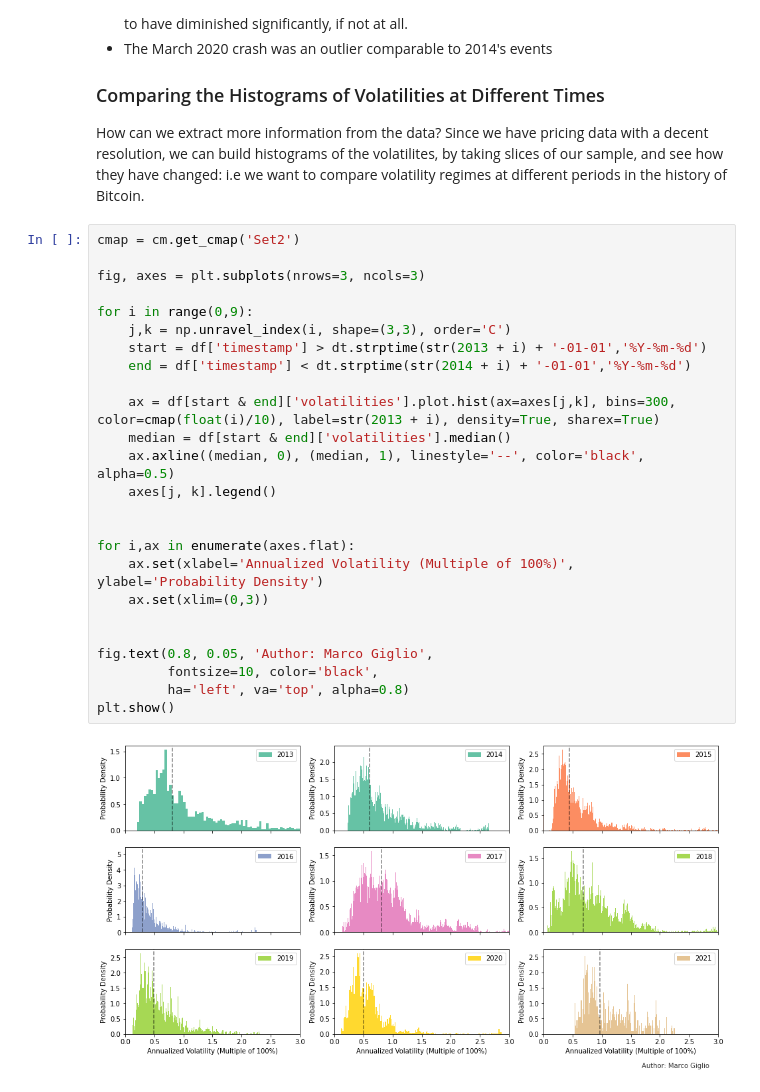
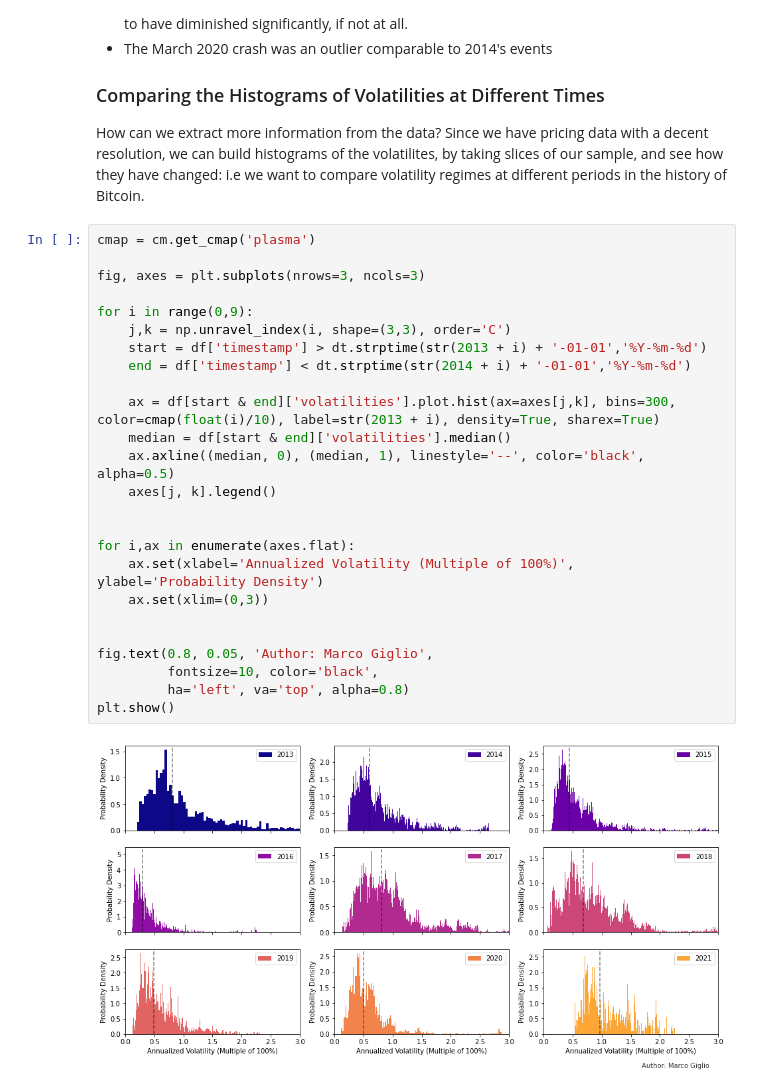
Before and after one commit to marcogiglio/digital_garden, a Jupyter notebook: _sources/bitcoin_realized_volatility.ipynb, the cells around one changed output. Drawn from its saved outputs; the diff is of its cells as text.

```diff
--- a/_sources/bitcoin_realized_volatility.ipynb
+++ b/_sources/bitcoin_realized_volatility.ipynb
@@ -100,30 +100,30 @@ Already from this very high view graph, we can see a few things:
 ### Comparing the Histograms of Volatilities at Different Times
 How can we extract more information from the data? Since we have pricing data with a decent resolution, we can build histograms of the volatilites, by taking slices of our sample, and see how they have changed: i.e we want to compare volatility regimes at different periods in the history of Bitcoin.
 # %%
-cmap = cm.get_cmap('Set2')
+cmap = cm.get_cmap('plasma')
 
 fig, axes = plt.subplots(nrows=3, ncols=3)
 
 for i in range(0,9):
     j,k = np.unravel_index(i, shape=(3,3), order='C')
     start = df['timestamp'] > dt.strptime(str(2013 + i) + '-01-01','%Y-%m-%d')
     end = df['timestamp'] < dt.strptime(str(2014 + i) + '-01-01','%Y-%m-%d')
 
     ax = df[start & end]['volatilities'].plot.hist(ax=axes[j,k], bins=300, color=cmap(float(i)/10), label=str(2013 + i), density=True, sharex=True)
     median = df[start & end]['volatilities'].median()
     ax.axline((median, 0), (median, 1), linestyle='--', color='black', alpha=0.5)
     axes[j, k].legend()
 
 
 for i,ax in enumerate(axes.flat):
     ax.set(xlabel='Annualized Volatility (Multiple of 100%)', ylabel='Probability Density')
     ax.set(xlim=(0,3))
 
 
 fig.text(0.8, 0.05, 'Author: Marco Giglio',
          fontsize=10, color='black',
          ha='left', va='top', alpha=0.8)
 plt.show()
 # %% [output]
-[figure, old version]
+[figure, new version]
 # %% [markdown]
```
Also changed, not shown: parts of 6 cells of this notebook, 4 other files.
